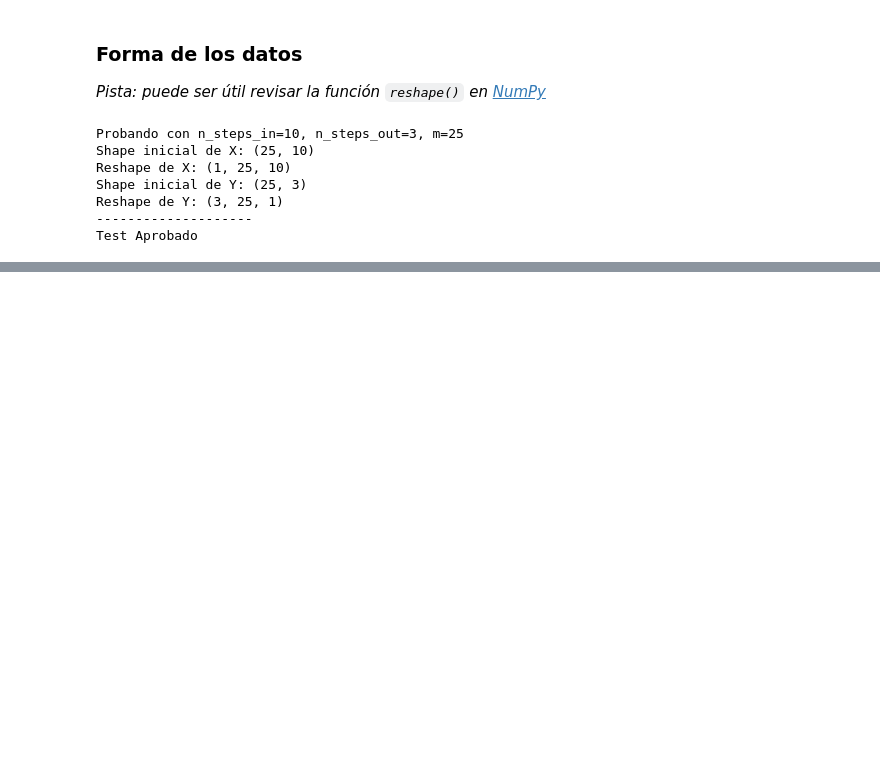
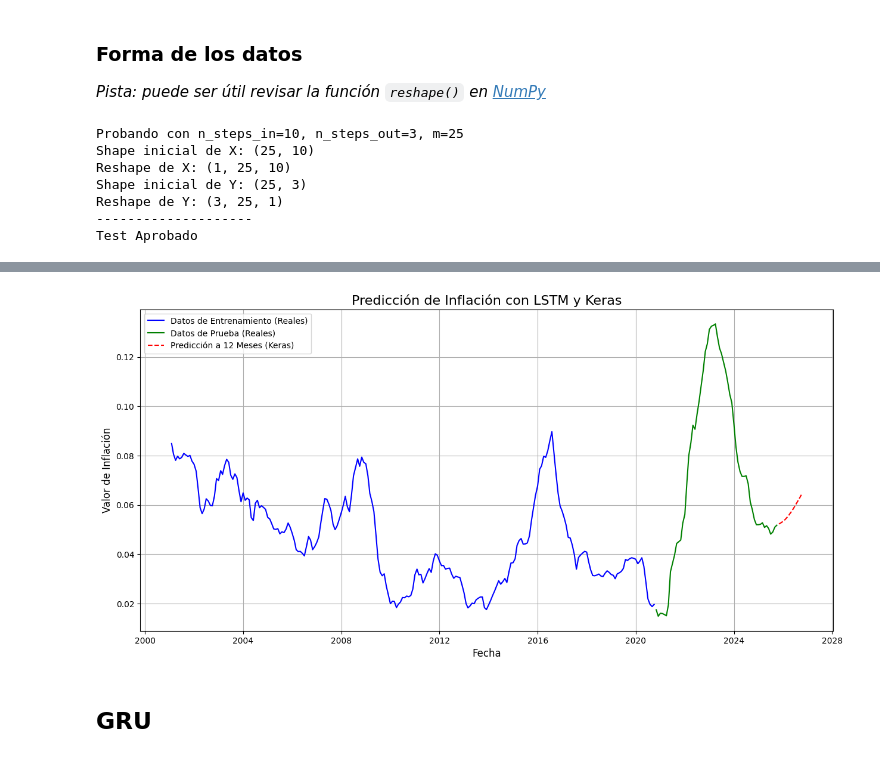
Before and after one commit to MateoOrtiz001/Laboratory-LSTM-GRU-Inflation, a Jupyter notebook: Laboratorio_LSTM_GRU_Inflacion.ipynb, the cells around one changed output, grey strips where cells are left out. Saved outputs shown, nothing was run; the diff lists cells and outputs as text; code cells hidden in the pictures; blank space fills up the shorter version.

```diff
--- a/Laboratorio_LSTM_GRU_Inflacion.ipynb
+++ b/Laboratorio_LSTM_GRU_Inflacion.ipynb
@@ -250,0 +927,40 @@ Test Aprobado
+# %%
+# Des-normalizar los datos para la gráfica
+y_train_actual = scaler.inverse_transform(y_train_keras.reshape(-1, 1))
+y_test_actual = scaler.inverse_transform(y_test_keras.reshape(-1, 1))
+
+# Crea un índice de fechas para la gráfica
+# Los índices de las secuencias corresponden a la *última* fecha de cada ventana.
+# Por lo tanto, y_train[i] corresponde a data.index[i + n_steps_in].
+start_train_index = n_steps_in
+end_train_index = start_train_index + train_size
+train_dates = data.index[start_train_index:end_train_index]
+
+start_test_index = end_train_index
+end_test_index = start_test_index + len(y_test_keras)
+test_dates = data.index[start_test_index:end_test_index]
+# Crear fechas futuras para las predicciones
+# La primera fecha futura es el mes siguiente a la última fecha de prueba
+future_dates = pd.date_range(start=test_dates[-1], periods=13, freq='ME')[1:]
+# Graficar los resultados
+plt.figure(figsize=(15, 7))
+
+# Datos originales
+plt.plot(train_dates, y_train_actual, label='Datos de Entrenamiento (Reales)', color='blue')
+plt.plot(test_dates, y_test_actual, label='Datos de Prueba (Reales)', color='green')
+
+# Predicciones
+# future_predictions ya está desnormalizado
+plt.plot(future_dates, future_LSTM_keras.flatten(), label='Predicción a 12 Meses (Keras)', color='red', linestyle='--')
+
+# Estilo del gráfico
+plt.title('Predicción de Inflación con LSTM y Keras', fontsize=16)
+plt.xlabel('Fecha', fontsize=12)
+plt.ylabel('Valor de Inflación', fontsize=12)
+plt.legend()
+plt.grid(True)
+plt.show()
+# %% [output]
+[figure, added]
+# %% [markdown]
+## GRU
```
Also changed, not shown: parts of 88 cells of this notebook.
